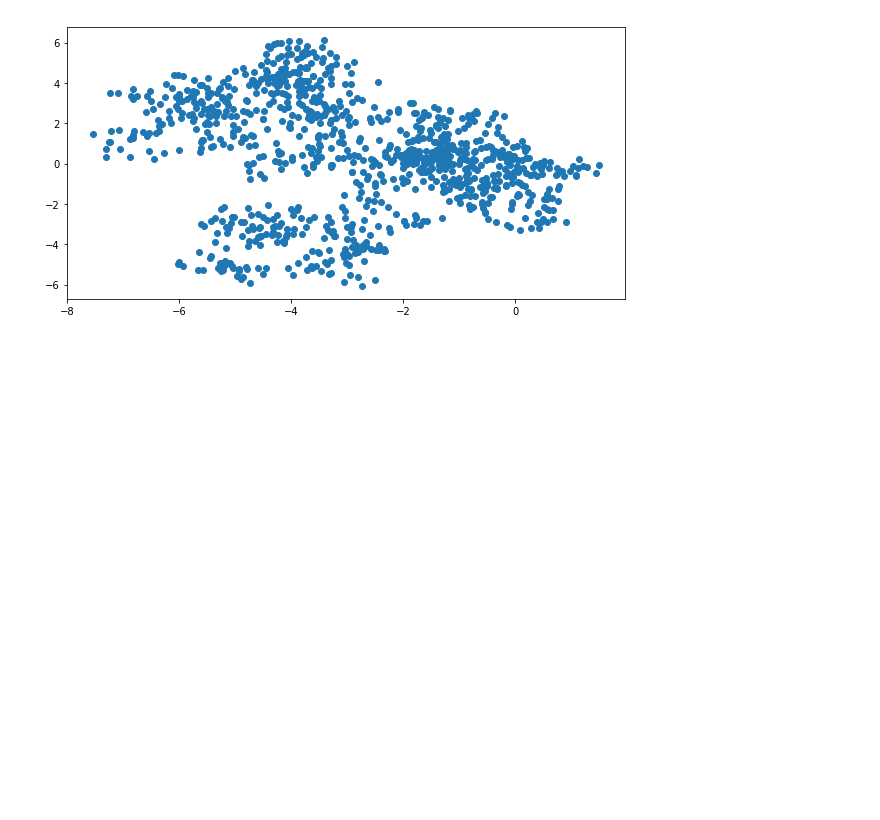
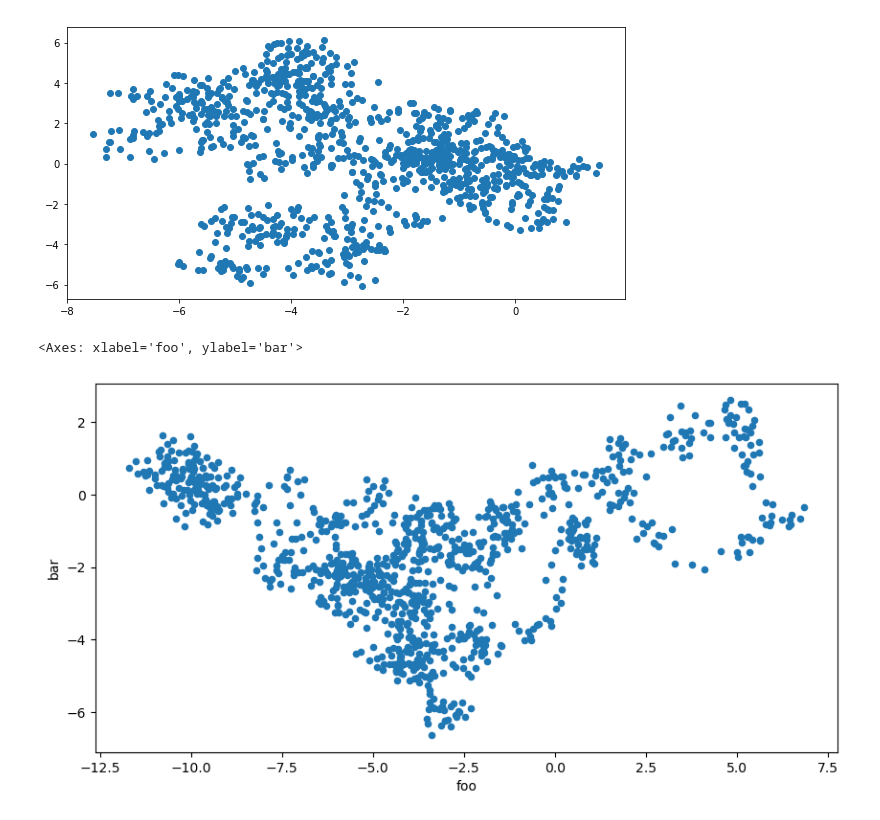
Before and after one commit to vuillaut/datascience_intro, a Jupyter notebook: 3.pandas/1-Pandas_warmup.ipynb, the cells around one changed output. Drawn from its saved outputs; the diff is of its cells as text; code cells hidden in the pictures; blank space fills up the shorter version.

```diff
--- a/3.pandas/1-Pandas_warmup.ipynb
+++ b/3.pandas/1-Pandas_warmup.ipynb
@@ -308,6 +315,11 @@ df.hist();
 plt.scatter(df['foo'], df['bar']);
 # %% [output]
 [figure]
+# %%
+df.plot.scatter('foo', 'bar')
+# %% [output]
+<Axes: xlabel='foo', ylabel='bar'>
+[figure, added]
 # %% [markdown]
 ## Acknowledgements
 ![](images/eu_asterics.png)
```
Also changed, not shown: parts of 12 cells of this notebook.
